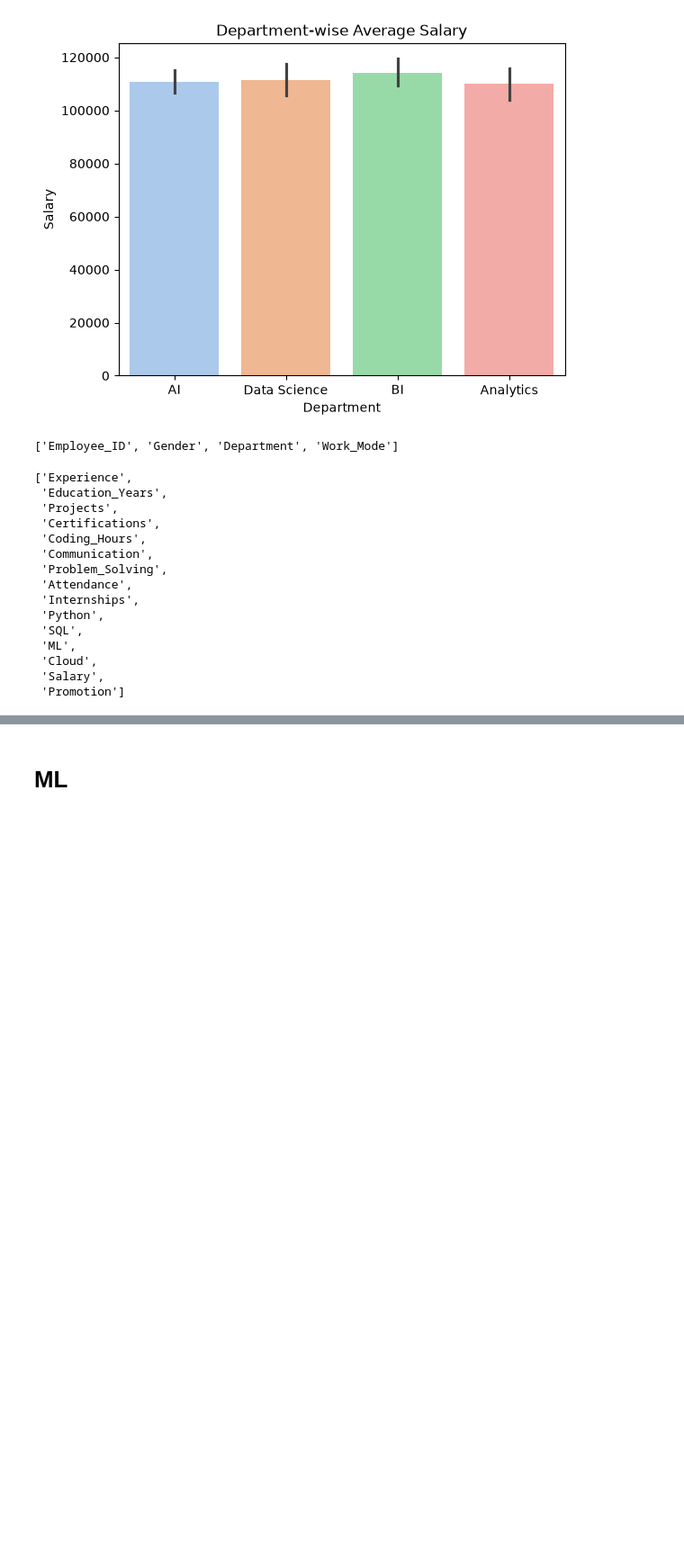
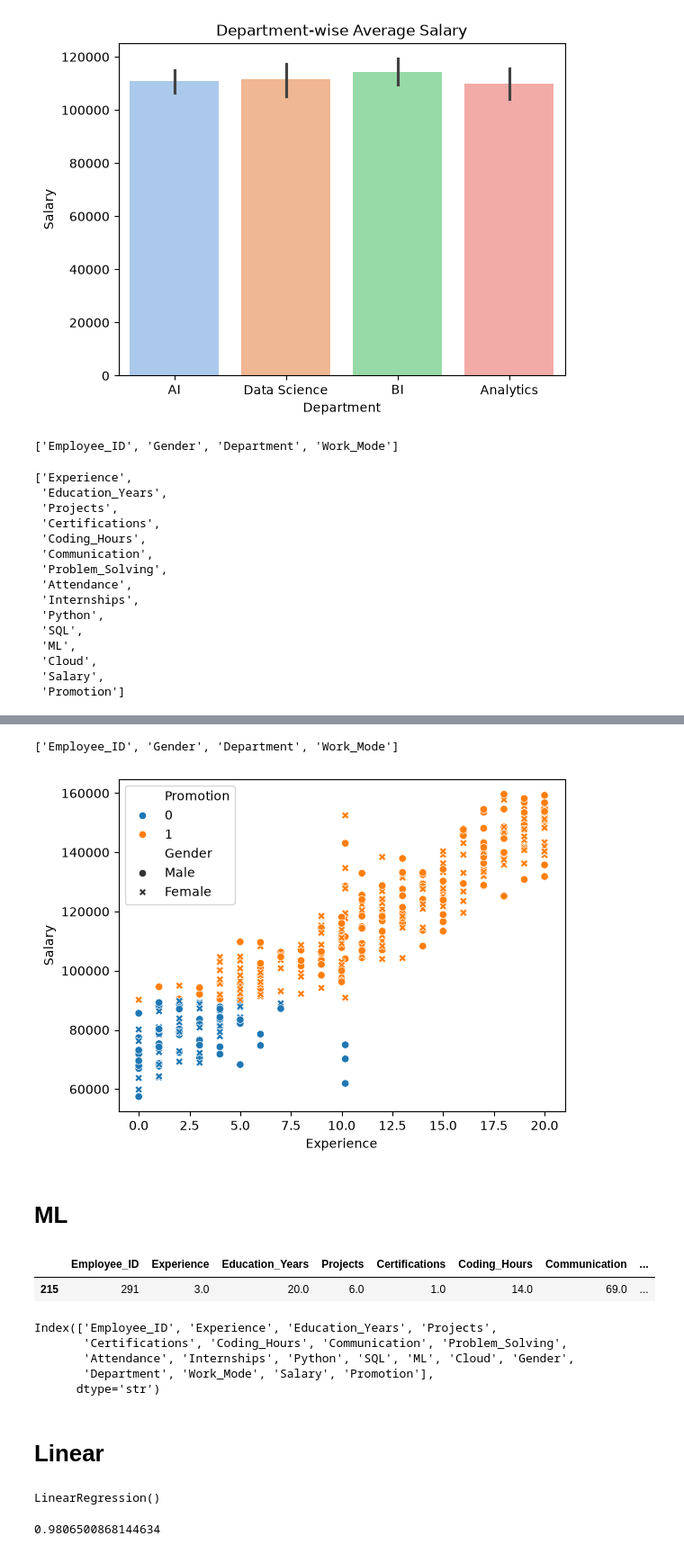
Before and after one commit to chaitanya7-s/Data-science-EDA-Feature-engineering-ML-model, a Jupyter notebook: Training_Testing.ipynb, the cells around one changed output, grey strips where cells are left out. Shown at 90% size. Saved outputs shown, nothing was run; the diff lists cells and outputs as text; code cells hidden in the pictures; blank space fills up the shorter version.

```diff
--- a/Training_Testing.ipynb
+++ b/Training_Testing.ipynb
@@ -263,2 +310,11 @@ plt.show()
+# %%
+cat
+# %% [output]
+['Employee_ID', 'Gender', 'Department', 'Work_Mode']
+# %%
+sns.scatterplot(data=data, x="Experience",y="Salary",hue="Promotion",style="Gender")
+plt.show()
+# %% [output]
+[figure, added]
 # %% [markdown]
 # ML
@@ -264,0 +330,15 @@ plt.show()
+# %%
+data.sample()
+# %% [output]
+|  | Employee_ID | Experience | Education_Years | Projects | Certifications | Coding_Hours | Communication | ... |
+| 215 | 291 | 3.0 | 20.0 | 6.0 | 1.0 | 14.0 | 69.0 | ... |
+# %%
+data.columns
+# %% [output]
+Index(['Employee_ID', 'Experience', 'Education_Years', 'Projects',
+       'Certifications', 'Coding_Hours', 'Communication', 'Problem_Solving',
+       'Attendance', 'Internships', 'Python', 'SQL', 'ML', 'Cloud', 'Gender',
+       'Department', 'Work_Mode', 'Salary', 'Promotion'],
+      dtype='str')
+# %% [markdown]
+# Linear
@@ -264,0 +355,4 @@ plt.show()
+# %%
+LR.fit(x_train, y_train)
+# %% [output]
+LinearRegression()
@@ -264,0 +361,4 @@ plt.show()
+# %%
+LR.score(x_test,y_test)
+# %% [output]
+0.9806500868144634
```
Also changed, not shown: parts of 32 cells of this notebook, 3 other files.
